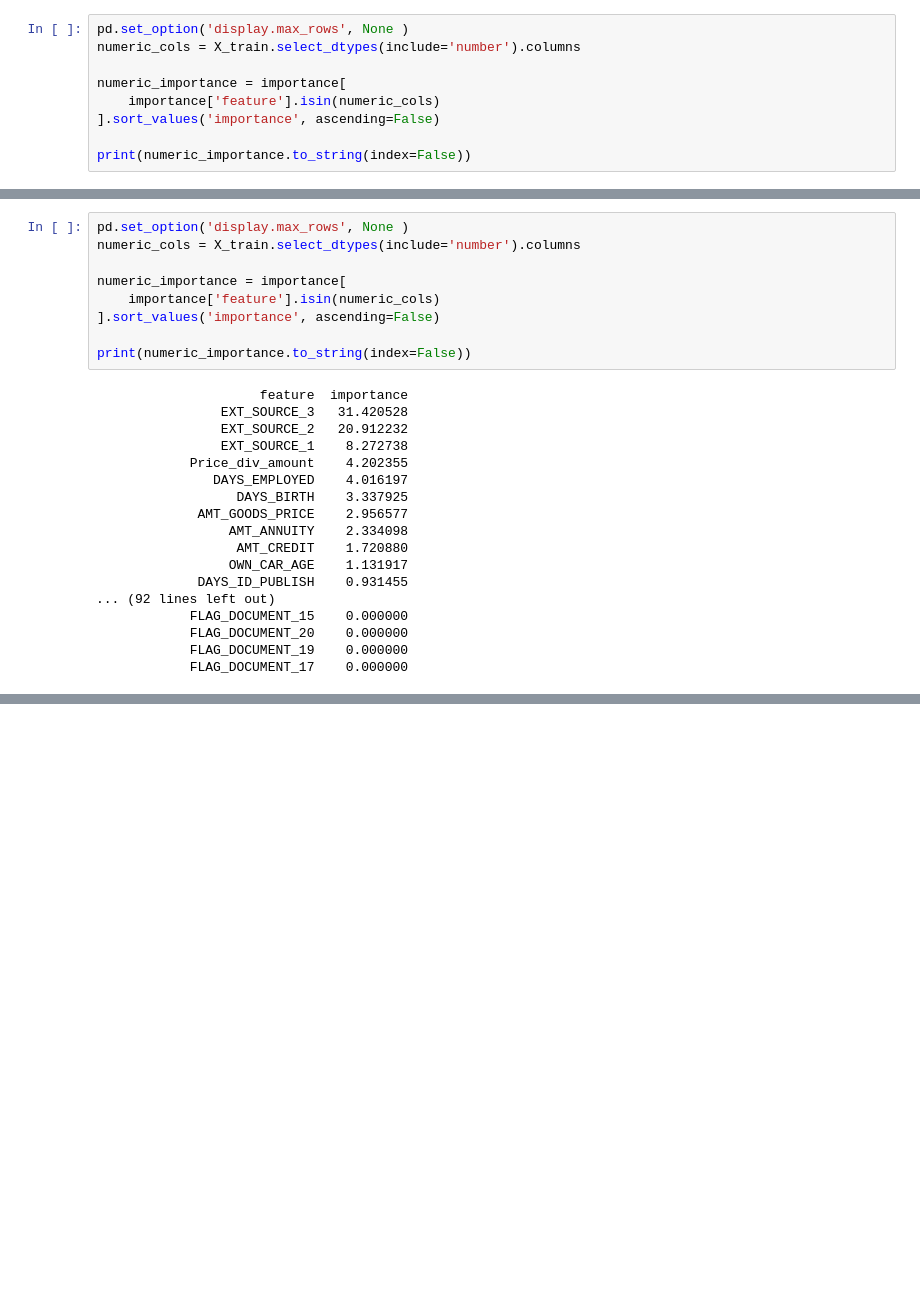
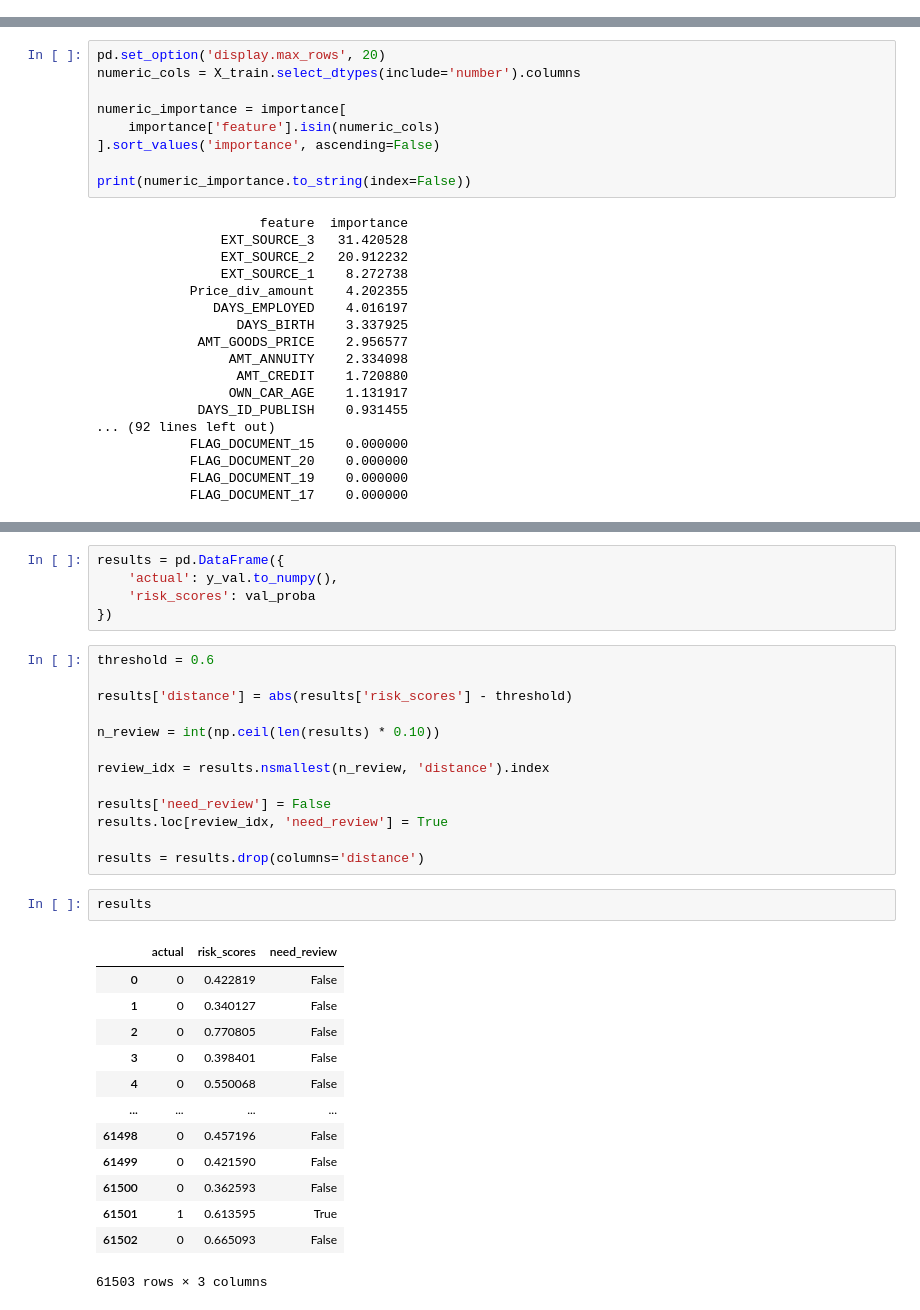
Before and after one commit to Xssaxsa11/Home-Credit-Default-Risk, a Jupyter notebook: notebooks/experiments.ipynb, the cells around one changed output, grey strips where cells are left out. Drawn from its saved outputs; the diff is of its cells as text; blank space fills up the shorter version.

Commit message:
working on genering results based on given info

```diff
--- a/notebooks/experiments.ipynb
+++ b/notebooks/experiments.ipynb
@@ -110,9 +60,0 @@ print(numeric_importance.to_string(index=False))
-# %%
-pd.set_option('display.max_rows', None )
-numeric_cols = X_train.select_dtypes(include='number').columns
-
-numeric_importance = importance[
-    importance['feature'].isin(numeric_cols)
-].sort_values('importance', ascending=False)
-
-print(numeric_importance.to_string(index=False))
@@ -199,7 +107,7 @@ plt.show()
 # %% [output]
 [figure]
 # %%
-pd.set_option('display.max_rows', None )
+pd.set_option('display.max_rows', 20)
 numeric_cols = X_train.select_dtypes(include='number').columns
 
 numeric_importance = importance[
@@ -231,0 +174,34 @@ print(numeric_importance.to_string(index=False))
+# %%
+results = pd.DataFrame({
+    'actual': y_val.to_numpy(),
+    'risk_scores': val_proba
+})
+# %%
+threshold = 0.6
+
+results['distance'] = abs(results['risk_scores'] - threshold)
+
+n_review = int(np.ceil(len(results) * 0.10))
+
+review_idx = results.nsmallest(n_review, 'distance').index
+
+results['need_review'] = False
+results.loc[review_idx, 'need_review'] = True
+
+results = results.drop(columns='distance')
+# %%
+results
+# %% [output]
+|  | actual | risk_scores | need_review |
+| 0 | 0 | 0.422819 | False |
+| 1 | 0 | 0.340127 | False |
+| 2 | 0 | 0.770805 | False |
+| 3 | 0 | 0.398401 | False |
+| 4 | 0 | 0.550068 | False |
+| ... | ... | ... | ... |
+| 61498 | 0 | 0.457196 | False |
+| 61499 | 0 | 0.421590 | False |
+| 61500 | 0 | 0.362593 | False |
+| 61501 | 1 | 0.613595 | True |
+| 61502 | 0 | 0.665093 | False |
+61503 rows × 3 columns
```
Also changed, not shown: parts of 10 cells of this notebook, 5 other files.
